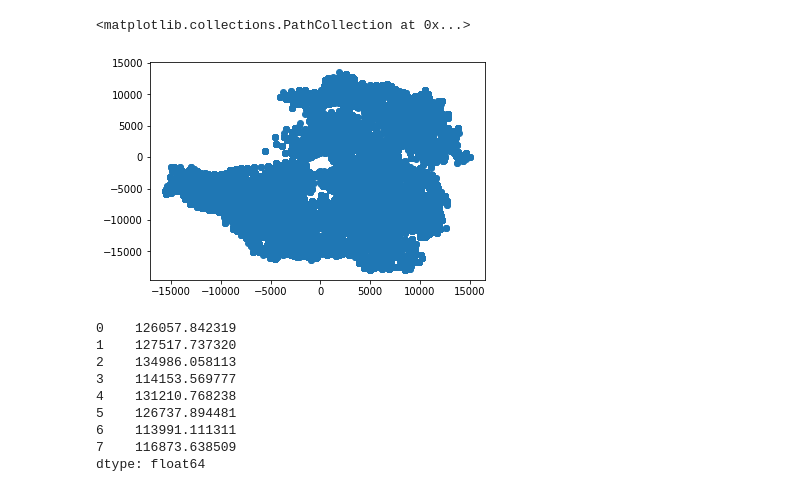
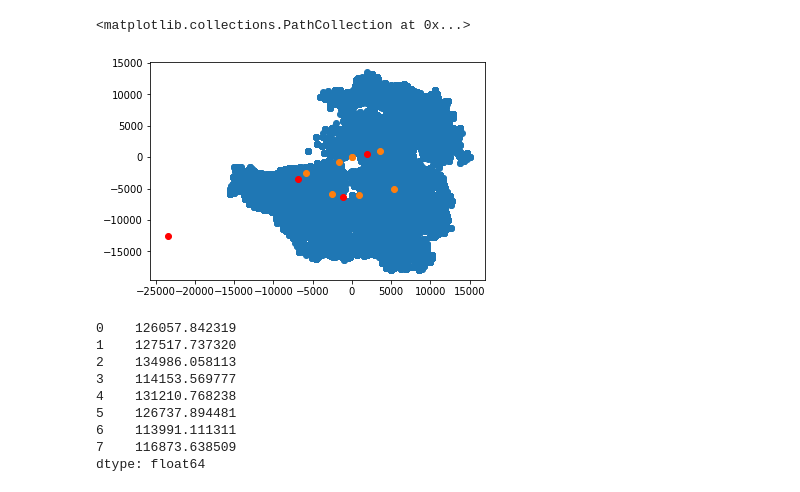
Before and after one commit to MosasoM/mynavi, a Jupyter notebook: mynavi_datavis.ipynb, the cells around one changed output. Drawn from its saved outputs; the diff is of its cells as text; code cells hidden in the pictures.

```diff
--- a/mynavi_datavis.ipynb
+++ b/mynavi_datavis.ipynb
@@ -34,22 +34,56 @@ from sklearn.metrics import mean_squared_error
 from sklearn.cluster import KMeans
 
 import math
-# %%
-ido = train["ido"].values
-keido = train["keido"].values
-x = [0 for i in range(len(ido))]
-y = [0 for i in range(len(ido))]
-for i in range(len(ido)):
-    a,b = calc_xy(ido[i],keido[i], 35.681236,139.767125)
-    x[i] = a
-    y[i] = b
-
-fig = plt.figure()
-ax = fig.add_subplot(1,1,1)
-ax.scatter(x,y)
-# %% [output]
-<matplotlib.collections.PathCollection at 0x...>
-[figure, removed]
+# %%
+ido = train["ido"].values
+keido = train["keido"].values
+price = train["賃料"].values
+x = [0 for i in range(len(ido))]
+y = [0 for i in range(len(ido))]
+for i in range(len(ido)):
+    a,b = calc_xy(ido[i],keido[i], 35.681236,139.767125)
+    x[i] = a
+    y[i] = b
+mainst = [[35.729503,139.7109],
+            [35.689738,139.700391],
+            [35.658034,139.701636],
+            [35.681236,139.767125],
+            [35.714167,139.777409],
+            [35.628471,139.73876],
+            [35.666379,139.75834],
+
+            [35.469699,139.629123]
+         ]
+add = [
+    [35.469699,139.629123], #横浜
+    [35.698383,139.773072], #秋葉原
+    [35.671587,139.696703], #代々木公園
+    [35.619851,139.728189], #大崎
+]
+
+stx = [0 for i in range(len(mainst))]
+sty = [0 for i in range(len(mainst))]
+for i in range(len(main_st)):
+    a,b = calc_xy(main_st[i][0],main_st[i][1],35.681236,139.767125)
+    stx[i] = a
+    sty[i] = b
+
+addx = [0 for i in range(len(add))]
+addy = [0 for i in range(len(add))]
+for i in range(len(add)):
+    a,b = calc_xy(add[i][0],add[i][1],35.681236,139.767125)
+    addx[i] = a
+    addy[i] = b
+
+
+fig = plt.figure()
+ax = fig.add_subplot(1,1,1)
+ax.scatter(x,y)
+ax.scatter(stx,sty)
+ax.scatter(addx,addy,color="red")
+# %% [output]
+<matplotlib.collections.PathCollection at 0x...>
+[figure, added]
 # %%
 def calc_xy(phi_deg, lambda_deg, phi0_deg, lambda0_deg):
     """ 緯度経度を平面直角座標に変換する
```
Also changed, not shown: 22 other files.
